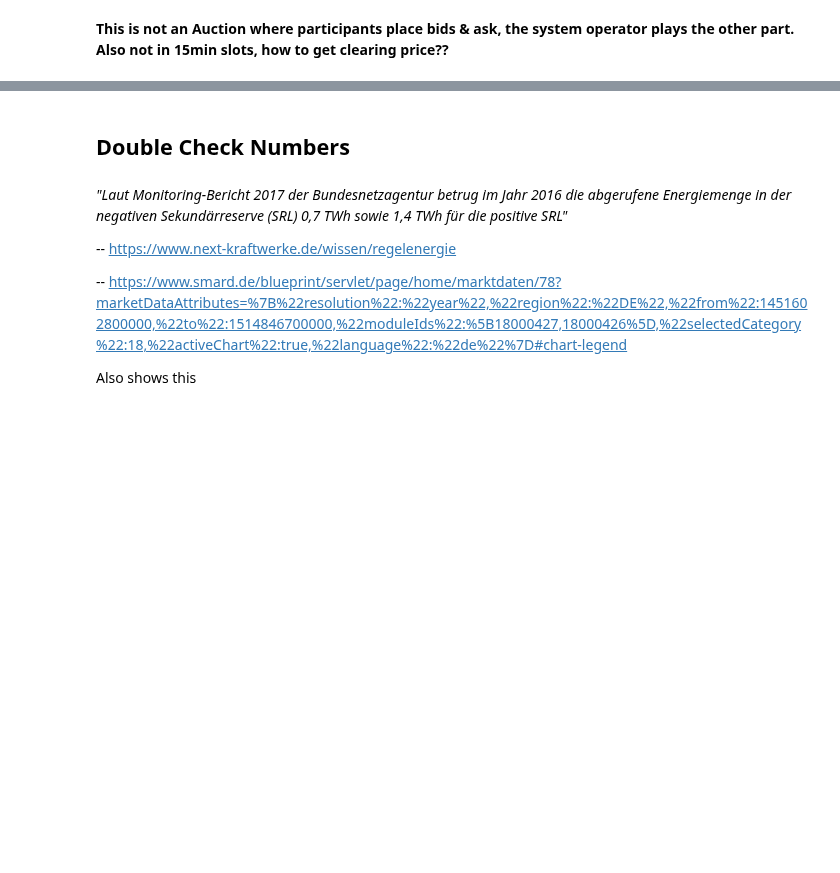
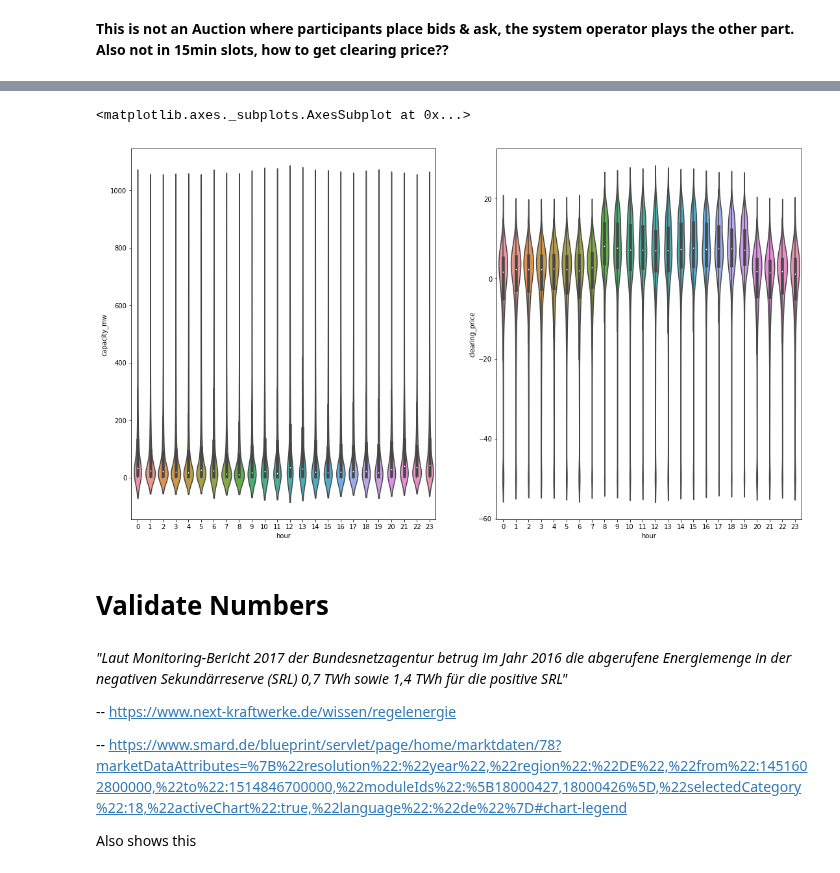
Before and after one commit to indyfree/FleetSim, a Jupyter notebook: notebooks/03-Electricity-Markets.ipynb, the cells around one changed output, grey strips where cells are left out. Drawn from its saved outputs; the diff is of its cells as text; code cells hidden in the pictures; blank space fills up the shorter version.

```diff
--- a/notebooks/03-Electricity-Markets.ipynb
+++ b/notebooks/03-Electricity-Markets.ipynb
@@ -217,0 +135,5 @@ df_activated.groupby(df_activated.index // (4 * 24 * 7)).sum().head(10)
+# %%
+from vppsim.data import load_balancing_data
+
+df_clearing_prices = load_balancing_data()
+df_clearing_prices.head()
@@ -218,5 +147,18 @@ df_activated.groupby(df_activated.index // (4 * 24 * 7)).sum().head(10)
+# %%
+df_clearing_prices["day"] = df_clearing_prices["from"].dt.weekday
+df_clearing_prices["hour"] = df_clearing_prices["from"].dt.hour
+df_clearing_prices.loc[df_clearing_prices["clearing_price"] < -50, "clearing_price"] = -50
+df_clearing_prices.loc[df_clearing_prices["capacity_mw"] > 1000, "capacity_mw"] = 1000
+
+f, (ax1, ax2) = plt.subplots(1, 2)
+f.set_size_inches(18.5, 10.5)
+sns.violinplot(x="hour", y="capacity_mw", data=df_clearing_prices, ax=ax1)
+sns.violinplot(x="hour", y="clearing_price", data=df_clearing_prices, ax=ax2)
+# %% [output]
+<matplotlib.axes._subplots.AxesSubplot at 0x...>
+[figure, added]
 # %% [markdown]
-## Double Check Numbers
+# Validate Numbers
 # %% [markdown]
 _"Laut Monitoring-Bericht 2017 der Bundesnetzagentur betrug im Jahr 2016 die abgerufene Energiemenge in der negativen Sekundärreserve (SRL) 0,7 TWh sowie 1,4 TWh für die positive SRL"_
 
```
Also changed, not shown: parts of 35 cells of this notebook, 1 other file.
